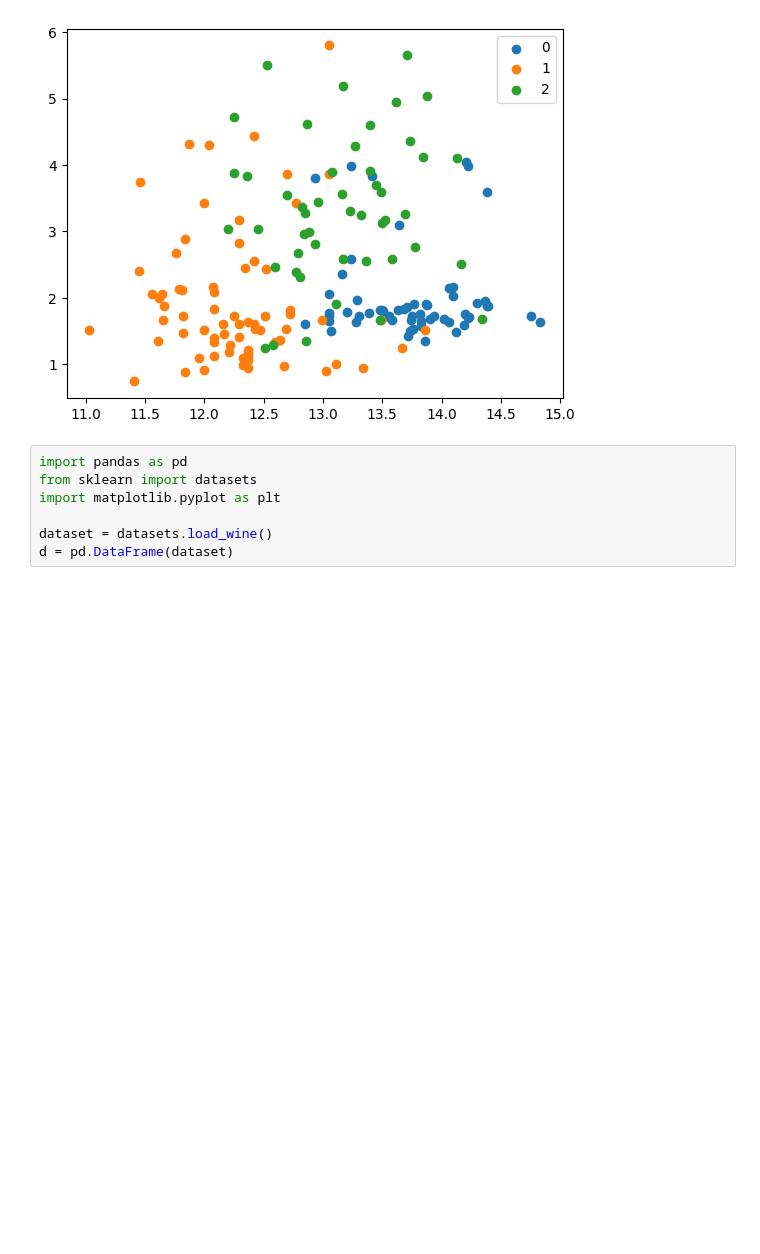
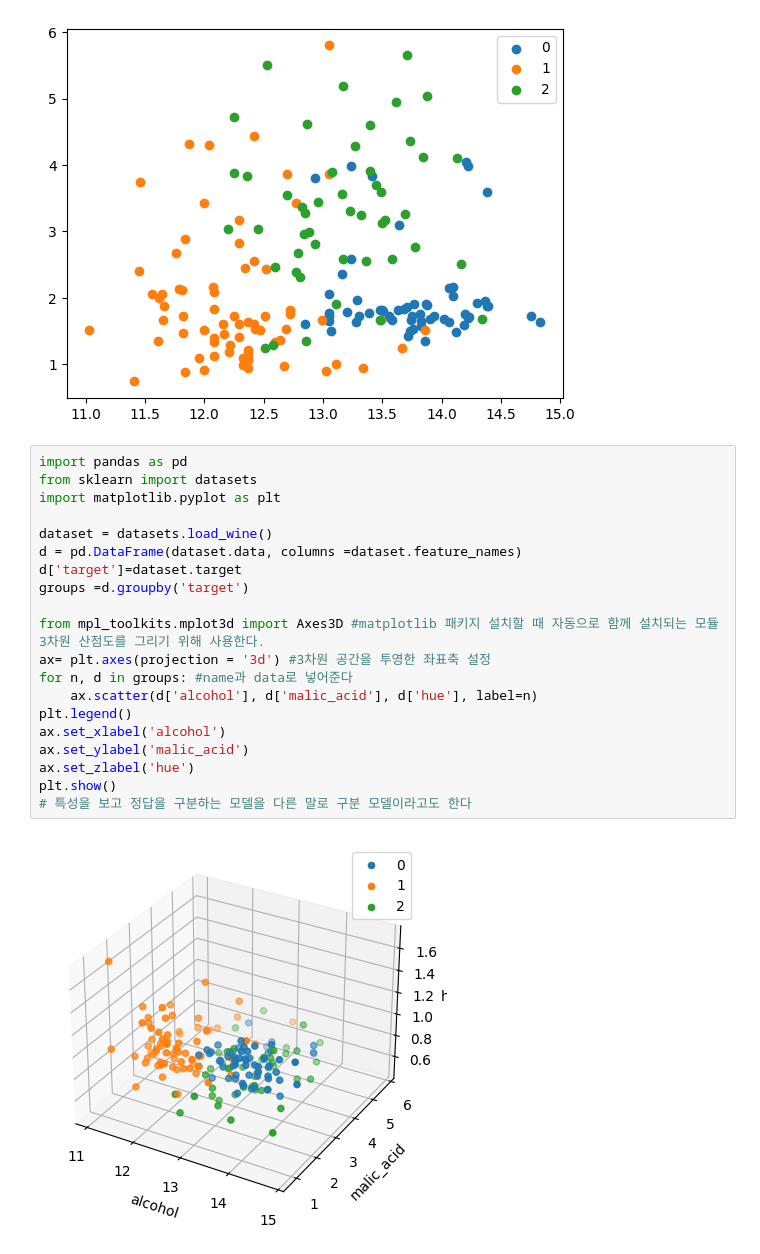
Before and after one commit to Rabbit-Jun/datasince, a Jupyter notebook: ch6/chap6.ipynb, the cells around one changed output. Cells and saved outputs as stored; diff of their text form; blank space fills up the shorter version.

```diff
--- a/ch6/chap6.ipynb
+++ b/ch6/chap6.ipynb
@@ -120,10 +120,25 @@ plt.legend() #산점도의 우측상단의 범례 표시
 plt.show()
 # %% [output]
 [figure]
-# %%
-import pandas as pd
-from sklearn import datasets
-import matplotlib.pyplot as plt
-
-dataset = datasets.load_wine()
-d = pd.DataFrame(dataset)
+# %%
+import pandas as pd
+from sklearn import datasets
+import matplotlib.pyplot as plt
+
+dataset = datasets.load_wine()
+d = pd.DataFrame(dataset.data, columns =dataset.feature_names)
+d['target']=dataset.target
+groups =d.groupby('target')
+
+from mpl_toolkits.mplot3d import Axes3D #matplotlib 패키지 설치할 때 자동으로 함께 설치되는 모듈 3차원 산점도를 그리기 위해 사용한다.
+ax= plt.axes(projection = '3d') #3차원 공간을 투영한 좌표축 설정
+for n, d in groups: #name과 data로 넣어준다
+    ax.scatter(d['alcohol'], d['malic_acid'], d['hue'], label=n)
+plt.legend()
+ax.set_xlabel('alcohol')
+ax.set_ylabel('malic_acid')
+ax.set_zlabel('hue')
+plt.show()
+# 특성을 보고 정답을 구분하는 모델을 다른 말로 구분 모델이라고도 한다
+# %% [output]
+[figure, added]
```
Also changed, not shown: parts of 2 cells of this notebook, 2 other files.
